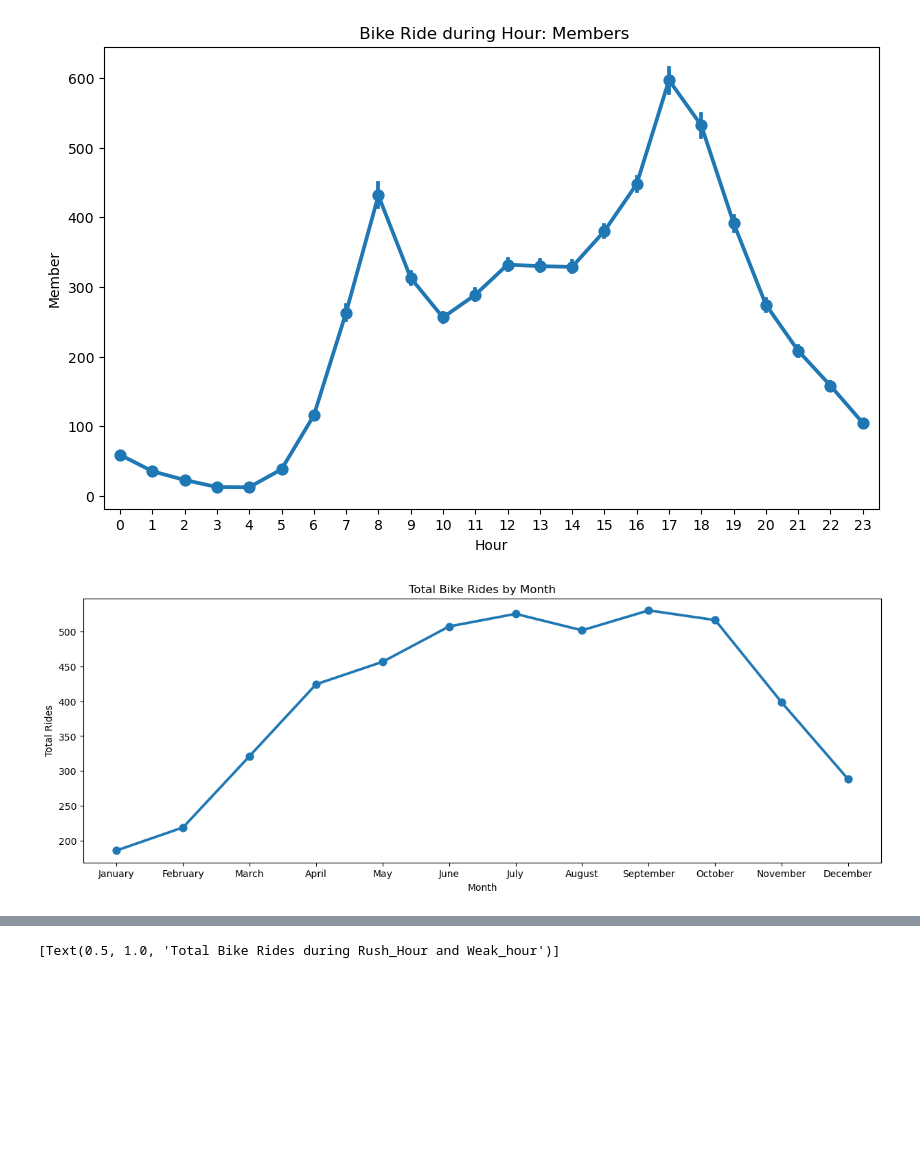
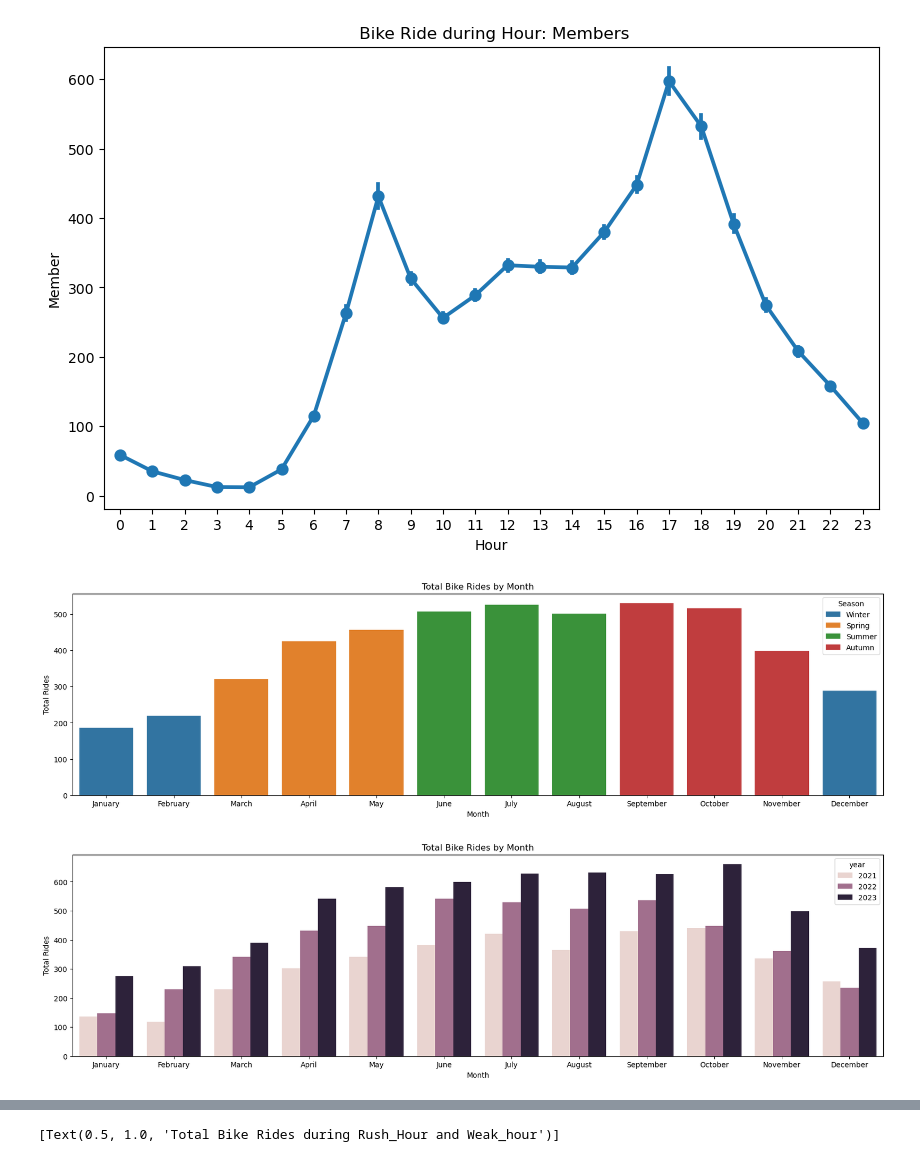
Before and after one commit to Sudha25a/Bike-project-3, a Jupyter notebook: Bike project Hour.ipynb, the cells around one changed output, grey strips where cells are left out. Cells and saved outputs as stored; diff of their text form; code cells hidden in the pictures; blank space fills up the shorter version.

```diff
--- a/Bike project Hour.ipynb
+++ b/Bike project Hour.ipynb
@@ -237,3 +232,5 @@ dfH.head(2)
 |  | Casual | Date | Hour | Member | Total_rides | Humidity | Temp | weather | Windspeed | Count | ... |
 | 0 | 20.0 | 2021-01-01 | 0 | 26.0 | 46.0 | 90 | 2.4 | 1 | 10.2 | 0 | ... |
 | 1 | 23.0 | 2021-01-01 | 1 | 23.0 | 46.0 | 88 | 1.8 | 1 | 10.0 | 1 | ... |
+# %%
+dfH['month_year'] = pd.to_datetime(dfH['Date']).dt.to_period('M')
@@ -405,13 +431,22 @@ ax.set(title=' Bike Ride during Hour: Members')
 [Text(0.5, 1.0, ' Bike Ride during Hour: Members')]
 [figure]
 # %%
-fig, ax = plt.subplots(figsize=(15,5))
-sns.pointplot(data=dfH, x='Month', y='Total_rides', errorbar=None, ax=ax)
+fig, ax = plt.subplots(figsize=(20,5))
+sns.barplot(data=dfH, x='Month', y='Total_rides', hue= 'Season', errorbar=None, ax=ax)
 ax.set(title='Total Bike Rides by Month')
 ax.set_ylabel('Total Rides')
 ax.set_xlabel('Month')
 plt.show()
 # %% [output]
-[figure, old version]
+[figure, new version]
+# %%
+fig, ax = plt.subplots(figsize=(20,5))
+sns.barplot(data=dfH, x='Month', y='Total_rides', hue= 'year', errorbar=None, ax=ax)
+ax.set(title='Total Bike Rides by Month')
+ax.set_ylabel('Total Rides')
+ax.set_xlabel('Month')
+plt.show()
+# %% [output]
+[figure, added]
 # %%
 fig, ax = plt.subplots(figsize=(10,8))
```
Also changed, not shown: parts of 35 cells of this notebook, 6 other files.
